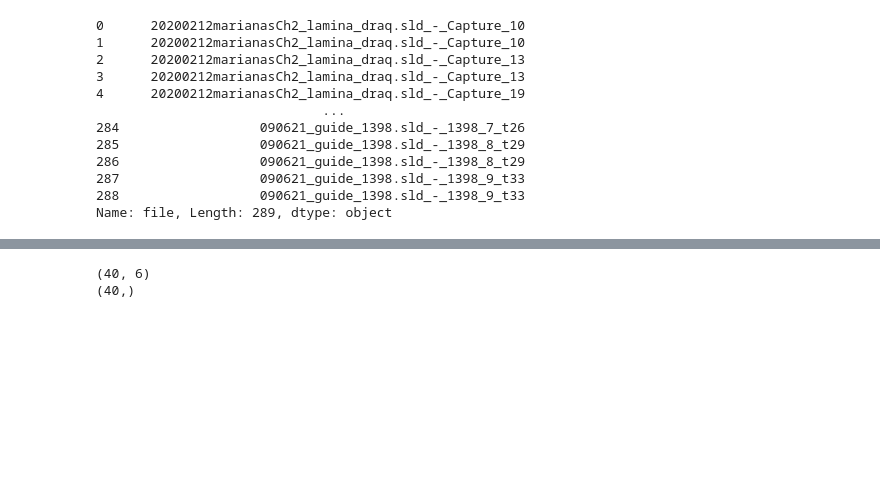
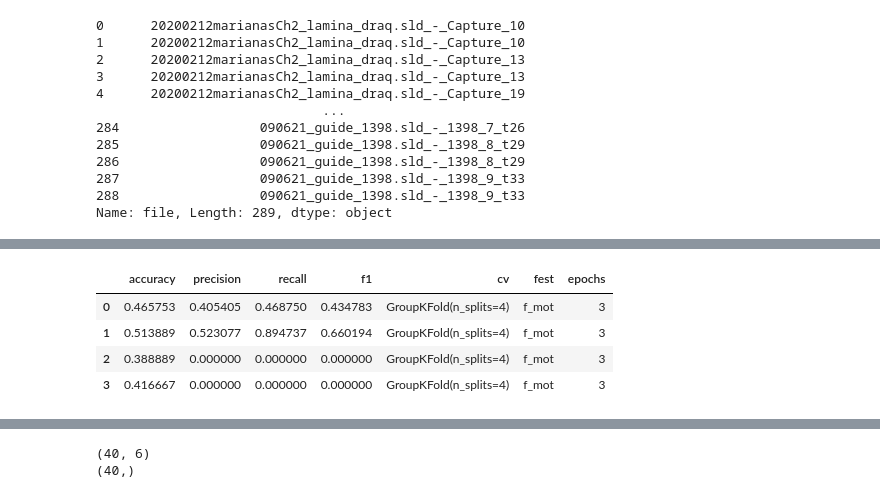
Before and after one commit to redchuk/n_track_ML, a Jupyter notebook: scripts/n_track_InceptionTime.ipynb, the cells around one changed output, grey strips where cells are left out. Drawn from its saved outputs; the diff is of its cells as text; code cells hidden in the pictures; blank space fills up the shorter version.

```diff
--- a/scripts/n_track_InceptionTime.ipynb
+++ b/scripts/n_track_InceptionTime.ipynb
@@ -565,0 +600,8 @@ f1: nan nan
+# %%
+scores
+# %% [output]
+|  | accuracy | precision | recall | f1 | cv | fest | epochs |
+| 0 | 0.465753 | 0.405405 | 0.468750 | 0.434783 | GroupKFold(n_splits=4) | f_mot | 3 |
+| 1 | 0.513889 | 0.523077 | 0.894737 | 0.660194 | GroupKFold(n_splits=4) | f_mot | 3 |
+| 2 | 0.388889 | 0.000000 | 0.000000 | 0.000000 | GroupKFold(n_splits=4) | f_mot | 3 |
+| 3 | 0.416667 | 0.000000 | 0.000000 | 0.000000 | GroupKFold(n_splits=4) | f_mot | 3 |
```
Also changed, not shown: parts of 17 cells of this notebook.
